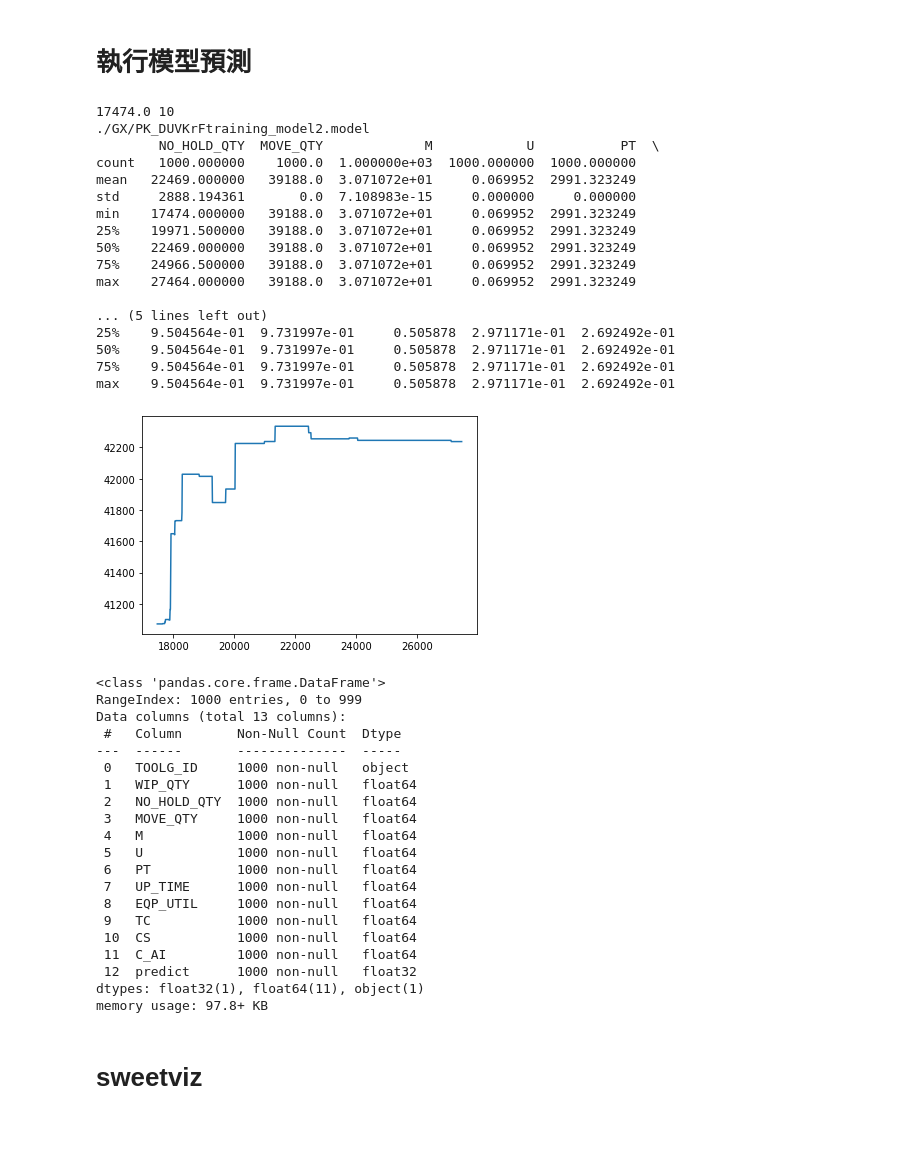
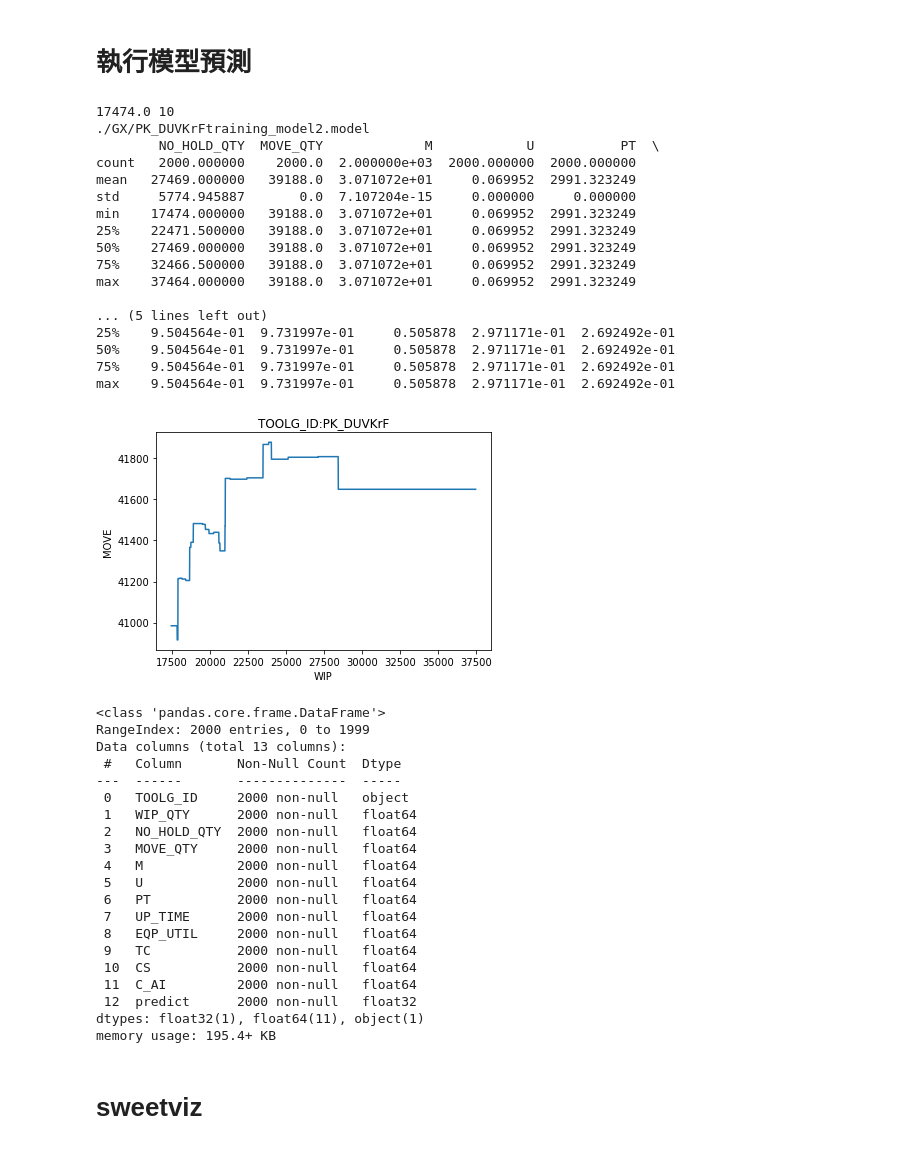
Before and after one commit to lokcyi/AI, a Jupyter notebook: homework/homework02.ipynb, the cells around one changed output. Cells and saved outputs as stored; diff of their text form; code cells hidden in the pictures.

```diff
--- a/homework/homework02.ipynb
+++ b/homework/homework02.ipynb
@@ -557,8 +557,11 @@ def TestModelXG(df,save_model):
 
 
     df['predict'] = y_predict
-
+    plt.title('TOOLG_ID:'+ df['TOOLG_ID'].iloc[0])
+    plt.xlabel("WIP")
+    plt.ylabel("MOVE")
     plt.plot(df['NO_HOLD_QTY'] , y_predict)
+    plt.savefig('./'+df['TOOLG_ID'].iloc[0]+'.pdf',width=600, height=350)
     plt.show()
 # %%
 def TestModel(df,save_model):
@@ -1035,7 +1038,7 @@ df_train
 # %% [markdown]
 # 觀察 散佈圖
 # %%
-toolgCorr = toolgCorr[(toolgCorr[:,0]=='PK_DUVKrF')]
-#toolgCorr
-plt.scatter(x=df_train_orign_toolg['NO_HOLD_QTY'], y=df_train_orign_toolg['MOVE_QTY'])
-df_train_orign_toolg.describe()
+# toolgCorr = toolgCorr[(toolgCorr[:,0]=='PK_DUVKrF')]
+# #toolgCorr
+# plt.scatter(x=df_train_orign_toolg['NO_HOLD_QTY'], y=df_train_orign_toolg['MOVE_QTY'])
+# df_train_orign_toolg.describe()
@@ -1193,65 +1185,65 @@ for t in toolgCorr:
 
     # testModel(df_train_orign_toolg,save_model)
     df = pd.DataFrame(columns = df_testing.columns)
 
-    for i in range(1000):
+    for i in range(2000):
         # #pd.concat([ df_testing ,df_testing_template])
         # df.append(df_testing_template,ignore_index=True,sort=False)
         # #print(df_testing.shape)
         # #print(df_testing_template)
         # df.loc[i]=df_testing[0:1]
         # df.append(pd.Series(df_testing[0:1].values.tolist(), index=newDF.columns[:len(df_testing[0:1].values.tolist())]), ignore_index=True)
 
         df_testing['NO_HOLD_QTY']=max_wip+ tick*i
         #print(i,df_testing.head())
         # n =pd.Series(df_testing[0:1].values.tolist())
         df = df.append(df_testing,ignore_index=True)
 
     #print(df.shape,df.head())
     # TestModel(df,save_model)
     TestModelXG(df,save_modelxg)
 # %% [output]
 17474.0 10
 ./GX/PK_DUVKrFtraining_model2.model
         NO_HOLD_QTY  MOVE_QTY             M            U           PT  \
-count   1000.000000    1000.0  1.000000e+03  1000.000000  1000.000000
-mean   22469.000000   39188.0  3.071072e+01     0.069952  2991.323249
-std     2888.194361       0.0  7.108983e-15     0.000000     0.000000
+count   2000.000000    2000.0  2.000000e+03  2000.000000  2000.000000
+mean   27469.000000   39188.0  3.071072e+01     0.069952  2991.323249
+std     5774.945887       0.0  7.107204e-15     0.000000     0.000000
 min    17474.000000   39188.0  3.071072e+01     0.069952  2991.323249
-25%    19971.500000   39188.0  3.071072e+01     0.069952  2991.323249
-50%    22469.000000   39188.0  3.071072e+01     0.069952  2991.323249
-75%    24966.500000   39188.0  3.071072e+01     0.069952  2991.323249
-max    27464.000000   39188.0  3.071072e+01     0.069952  2991.323249
+25%    22471.500000   39188.0  3.071072e+01     0.069952  2991.323249
+50%    27469.000000   39188.0  3.071072e+01     0.069952  2991.323249
+75%    32466.500000   39188.0  3.071072e+01     0.069952  2991.323249
+max    37464.000000   39188.0  3.071072e+01     0.069952  2991.323249
 
 ... (5 lines left out)
 25%    9.504564e-01  9.731997e-01     0.505878  2.971171e-01  2.692492e-01
 50%    9.504564e-01  9.731997e-01     0.505878  2.971171e-01  2.692492e-01
 75%    9.504564e-01  9.731997e-01     0.505878  2.971171e-01  2.692492e-01
 max    9.504564e-01  9.731997e-01     0.505878  2.971171e-01  2.692492e-01
-[figure, old version]
+[figure, new version]
 # %%
 df.info()
 # %% [output]
 <class 'pandas.core.frame.DataFrame'>
-RangeIndex: 1000 entries, 0 to 999
+RangeIndex: 2000 entries, 0 to 1999
 Data columns (total 13 columns):
  #   Column       Non-Null Count  Dtype
 ---  ------       --------------  -----
- 0   TOOLG_ID     1000 non-null   object
- 1   WIP_QTY      1000 non-null   float64
- 2   NO_HOLD_QTY  1000 non-null   float64
- 3   MOVE_QTY     1000 non-null   float64
- 4   M            1000 non-null   float64
- 5   U            1000 non-null   float64
- 6   PT           1000 non-null   float64
- 7   UP_TIME      1000 non-null   float64
- 8   EQP_UTIL     1000 non-null   float64
- 9   TC           1000 non-null   float64
- 10  CS           1000 non-null   float64
- 11  C_AI         1000 non-null   float64
- 12  predict      1000 non-null   float32
+ 0   TOOLG_ID     2000 non-null   object
+ 1   WIP_QTY      2000 non-null   float64
+ 2   NO_HOLD_QTY  2000 non-null   float64
+ 3   MOVE_QTY     2000 non-null   float64
+ 4   M            2000 non-null   float64
+ 5   U            2000 non-null   float64
+ 6   PT           2000 non-null   float64
+ 7   UP_TIME      2000 non-null   float64
+ 8   EQP_UTIL     2000 non-null   float64
+ 9   TC           2000 non-null   float64
+ 10  CS           2000 non-null   float64
+ 11  C_AI         2000 non-null   float64
+ 12  predict      2000 non-null   float32
 dtypes: float32(1), float64(11), object(1)
-memory usage: 97.8+ KB
+memory usage: 195.4+ KB
 # %%
 # df_train.loc[df_train['TOOLG_ID']=='PK_DUVKrF']
 # df1=readDataFromFile('./MG-1M.csv')
```
Also changed, not shown: parts of 3 cells of this notebook, 3 other files.
